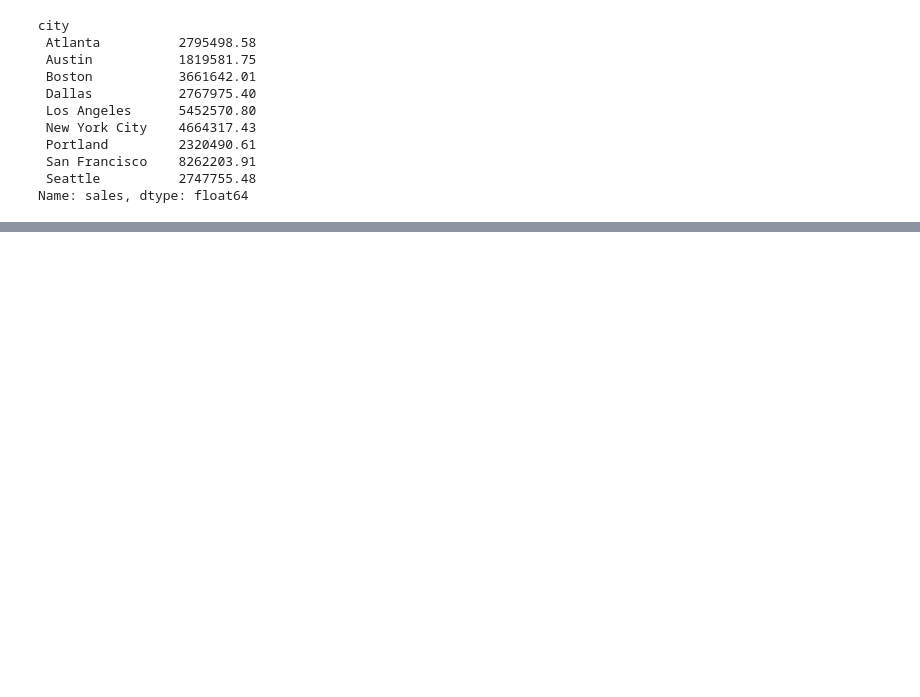
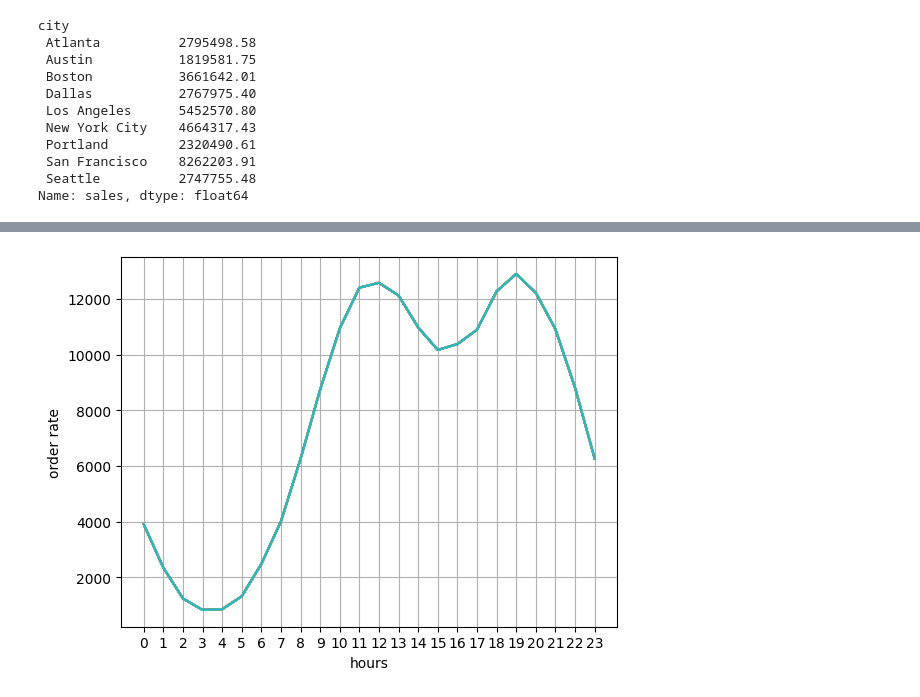
Before and after one commit to Shaik-1211/My-Learning-Journey, a Jupyter notebook: DataAnaysis/salesanalysis.ipynb, the cells around one changed output, grey strips where cells are left out. Saved outputs shown, nothing was run; the diff lists cells and outputs as text; code cells hidden in the pictures; blank space fills up the shorter version.

Commit message:
Appropriate hour to advertise

```diff
--- a/DataAnaysis/salesanalysis.ipynb
+++ b/DataAnaysis/salesanalysis.ipynb
@@ -59,0 +88,4 @@ Name: sales, dtype: float64
+# %%
+total_data['Order Date'] = pd.to_datetime(total_data['Order Date'])
+# print(type(total_data['Order Date']))
+total_data.head()
@@ -59,0 +99,4 @@ Name: sales, dtype: float64
+# %%
+total_data['hour'] = total_data['Order Date'].dt.hour
+total_data['minute'] = total_data['Order Date'].dt.minute
+total_data.head()
@@ -59,0 +110,10 @@ Name: sales, dtype: float64
+# %%
+hours = [hour for hour, df in total_data.groupby('hour')]
+plt.plot(hours, total_data.groupby(['hour']).count())
+plt.xticks(hours)
+plt.grid()
+plt.xlabel('hours')
+plt.ylabel('order rate')
+plt.show()
+# %% [output]
+[figure, added]
```
Also changed, not shown: parts of 6 cells of this notebook, 2 other files.
